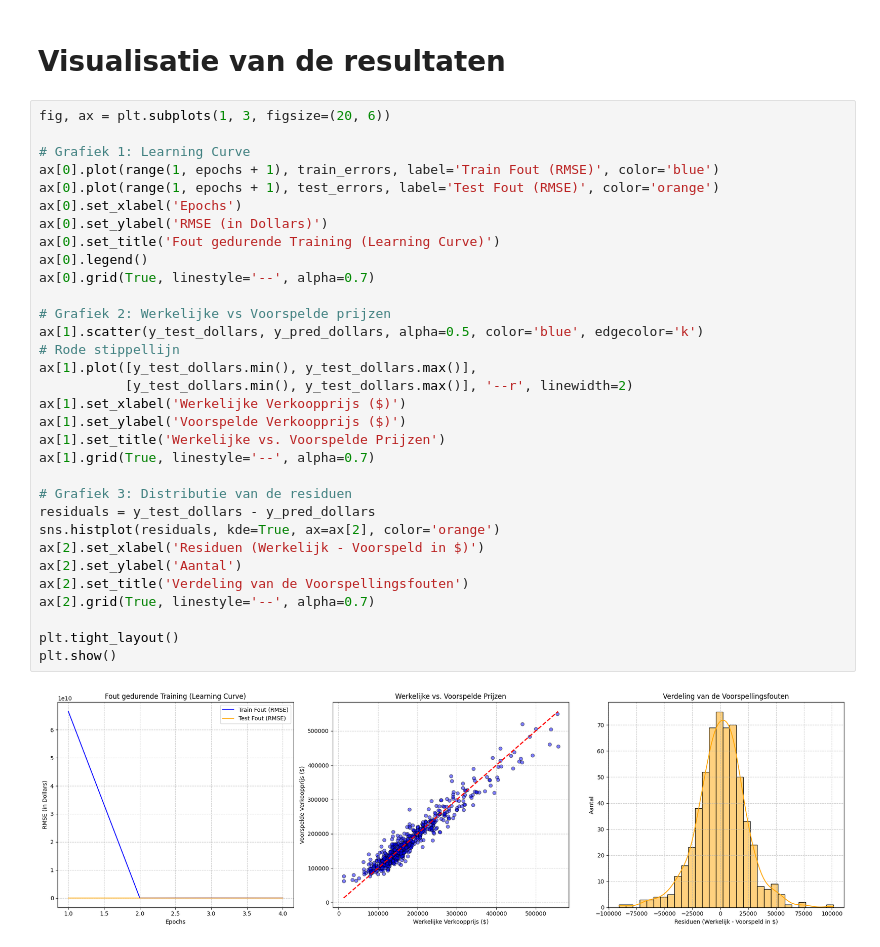
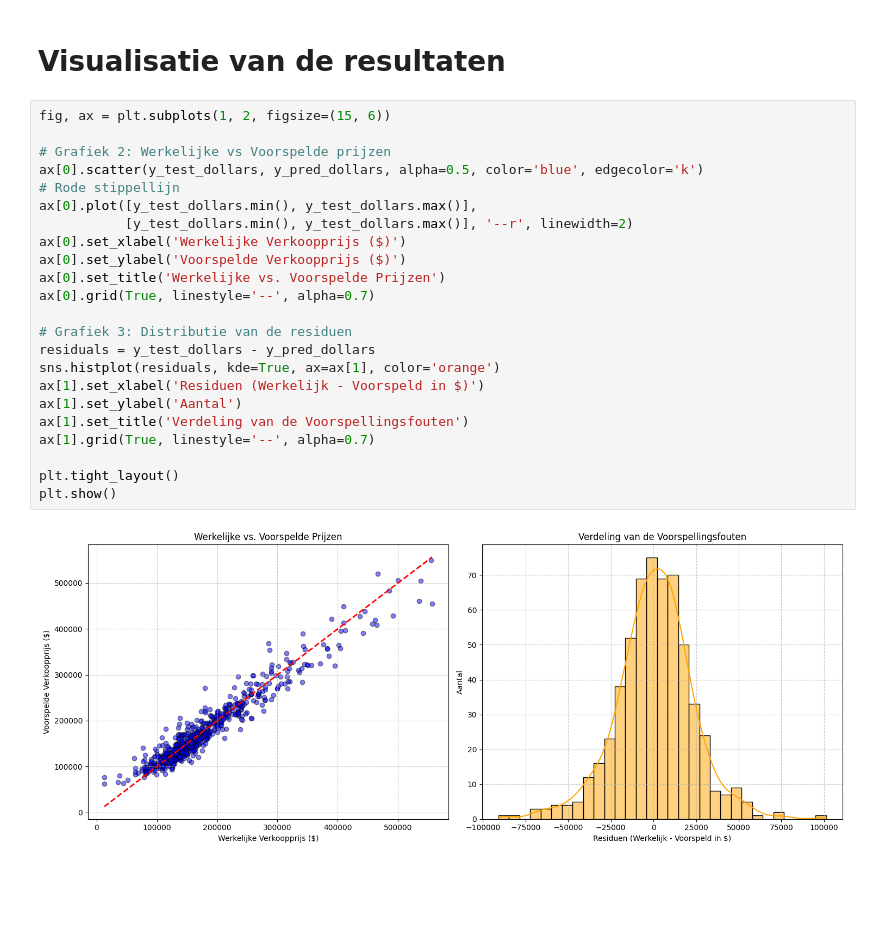
Before and after one commit to alex24106429/DEAI-Portfolio, a Jupyter notebook: week_6/AmesHousingNotebook.ipynb, the cells around one changed output. Cells and saved outputs as stored; diff of their text form; blank space fills up the shorter version.

Commit message:
improve graphs

```diff
--- a/week_6/AmesHousingNotebook.ipynb
+++ b/week_6/AmesHousingNotebook.ipynb
@@ -139,36 +139,27 @@ Mean Absolute Error:     $16,886.48
 # %% [markdown]
  # Visualisatie van de resultaten
 # %%
-fig, ax = plt.subplots(1, 3, figsize=(20, 6))
-
-# Grafiek 1: Learning Curve
-ax[0].plot(range(1, epochs + 1), train_errors, label='Train Fout (RMSE)', color='blue')
-ax[0].plot(range(1, epochs + 1), test_errors, label='Test Fout (RMSE)', color='orange')
-ax[0].set_xlabel('Epochs')
-ax[0].set_ylabel('RMSE (in Dollars)')
-ax[0].set_title('Fout gedurende Training (Learning Curve)')
-ax[0].legend()
-ax[0].grid(True, linestyle='--', alpha=0.7)
+fig, ax = plt.subplots(1, 2, figsize=(15, 6))
 
 # Grafiek 2: Werkelijke vs Voorspelde prijzen
-ax[1].scatter(y_test_dollars, y_pred_dollars, alpha=0.5, color='blue', edgecolor='k')
+ax[0].scatter(y_test_dollars, y_pred_dollars, alpha=0.5, color='blue', edgecolor='k')
 # Rode stippellijn
-ax[1].plot([y_test_dollars.min(), y_test_dollars.max()],
+ax[0].plot([y_test_dollars.min(), y_test_dollars.max()],
            [y_test_dollars.min(), y_test_dollars.max()], '--r', linewidth=2)
-ax[1].set_xlabel('Werkelijke Verkoopprijs ($)')
-ax[1].set_ylabel('Voorspelde Verkoopprijs ($)')
-ax[1].set_title('Werkelijke vs. Voorspelde Prijzen')
-ax[1].grid(True, linestyle='--', alpha=0.7)
+ax[0].set_xlabel('Werkelijke Verkoopprijs ($)')
+ax[0].set_ylabel('Voorspelde Verkoopprijs ($)')
+ax[0].set_title('Werkelijke vs. Voorspelde Prijzen')
+ax[0].grid(True, linestyle='--', alpha=0.7)
 
 # Grafiek 3: Distributie van de residuen
 residuals = y_test_dollars - y_pred_dollars
-sns.histplot(residuals, kde=True, ax=ax[2], color='orange')
-ax[2].set_xlabel('Residuen (Werkelijk - Voorspeld in $)')
-ax[2].set_ylabel('Aantal')
-ax[2].set_title('Verdeling van de Voorspellingsfouten')
-ax[2].grid(True, linestyle='--', alpha=0.7)
+sns.histplot(residuals, kde=True, ax=ax[1], color='orange')
+ax[1].set_xlabel('Residuen (Werkelijk - Voorspeld in $)')
+ax[1].set_ylabel('Aantal')
+ax[1].set_title('Verdeling van de Voorspellingsfouten')
+ax[1].grid(True, linestyle='--', alpha=0.7)
 
 plt.tight_layout()
 plt.show()
 # %% [output]
-[figure, old version]
+[figure, new version]
```
